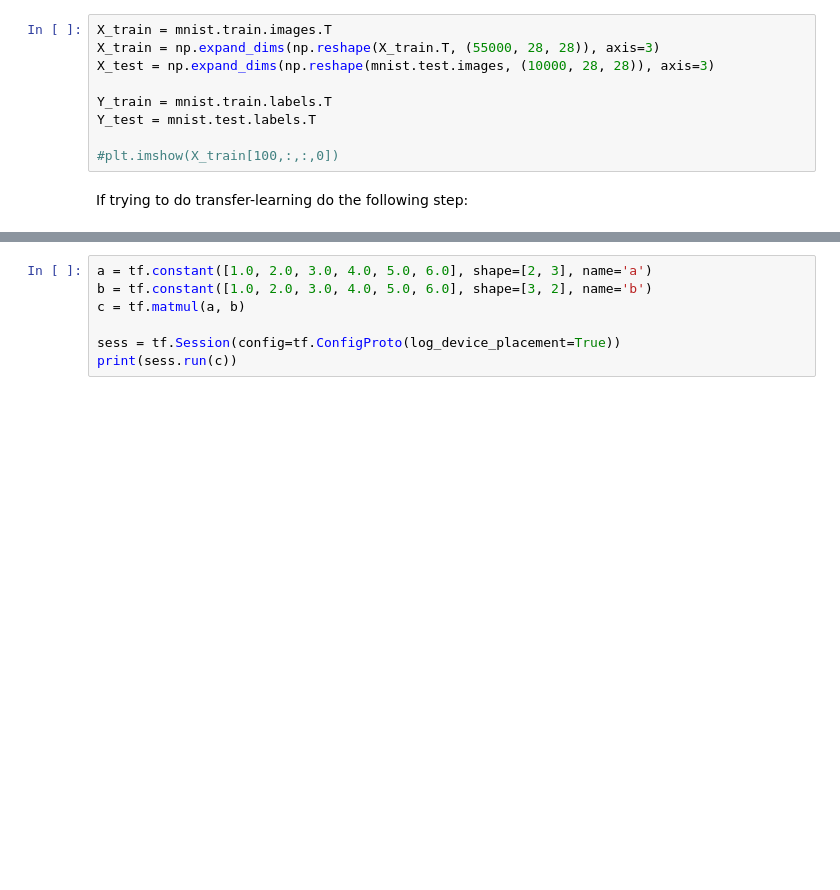
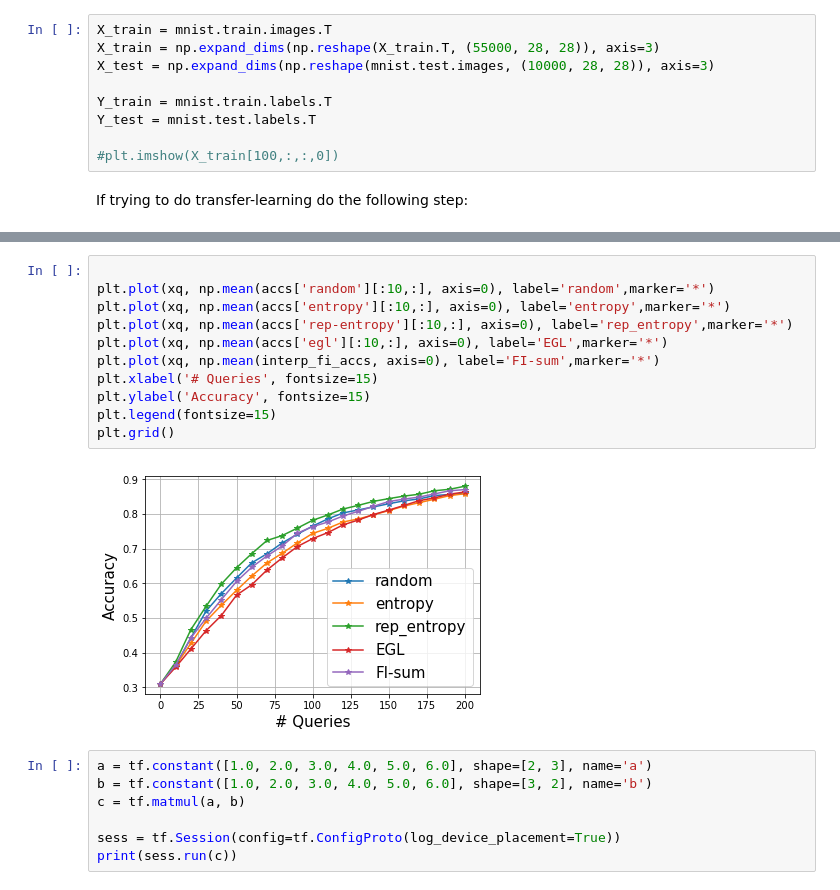
Before and after one commit to jsourati/nn-active-learning, a Jupyter notebook: GeneralNotes.ipynb, the cells around one changed output, grey strips where cells are left out. Saved outputs shown, nothing was run; the diff lists cells and outputs as text; blank space fills up the shorter version.

```diff
--- a/GeneralNotes.ipynb
+++ b/GeneralNotes.ipynb
@@ -740,3 +720,16 @@ Test accuracy: 0.3166
+# %%
+
+plt.plot(xq, np.mean(accs['random'][:10,:], axis=0), label='random',marker='*')
+plt.plot(xq, np.mean(accs['entropy'][:10,:], axis=0), label='entropy',marker='*')
+plt.plot(xq, np.mean(accs['rep-entropy'][:10,:], axis=0), label='rep_entropy',marker='*')
+plt.plot(xq, np.mean(accs['egl'][:10,:], axis=0), label='EGL',marker='*')
+plt.plot(xq, np.mean(interp_fi_accs, axis=0), label='FI-sum',marker='*')
+plt.xlabel('# Queries', fontsize=15)
+plt.ylabel('Accuracy', fontsize=15)
+plt.legend(fontsize=15)
+plt.grid()
+# %% [output]
+[figure, added]
 # %%
 a = tf.constant([1.0, 2.0, 3.0, 4.0, 5.0, 6.0], shape=[2, 3], name='a')
 b = tf.constant([1.0, 2.0, 3.0, 4.0, 5.0, 6.0], shape=[3, 2], name='b')
```
Also changed, not shown: parts of 16 cells of this notebook.
